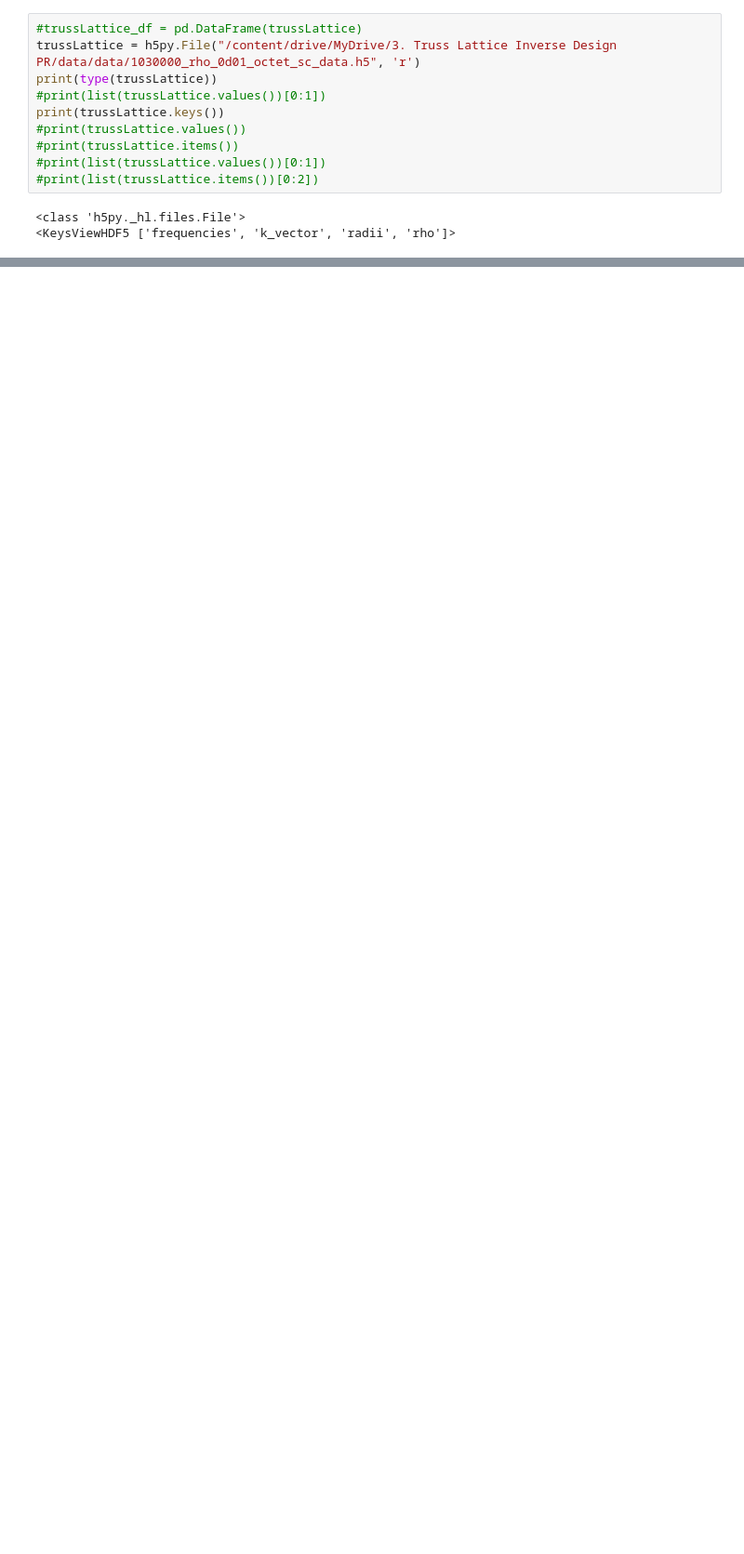
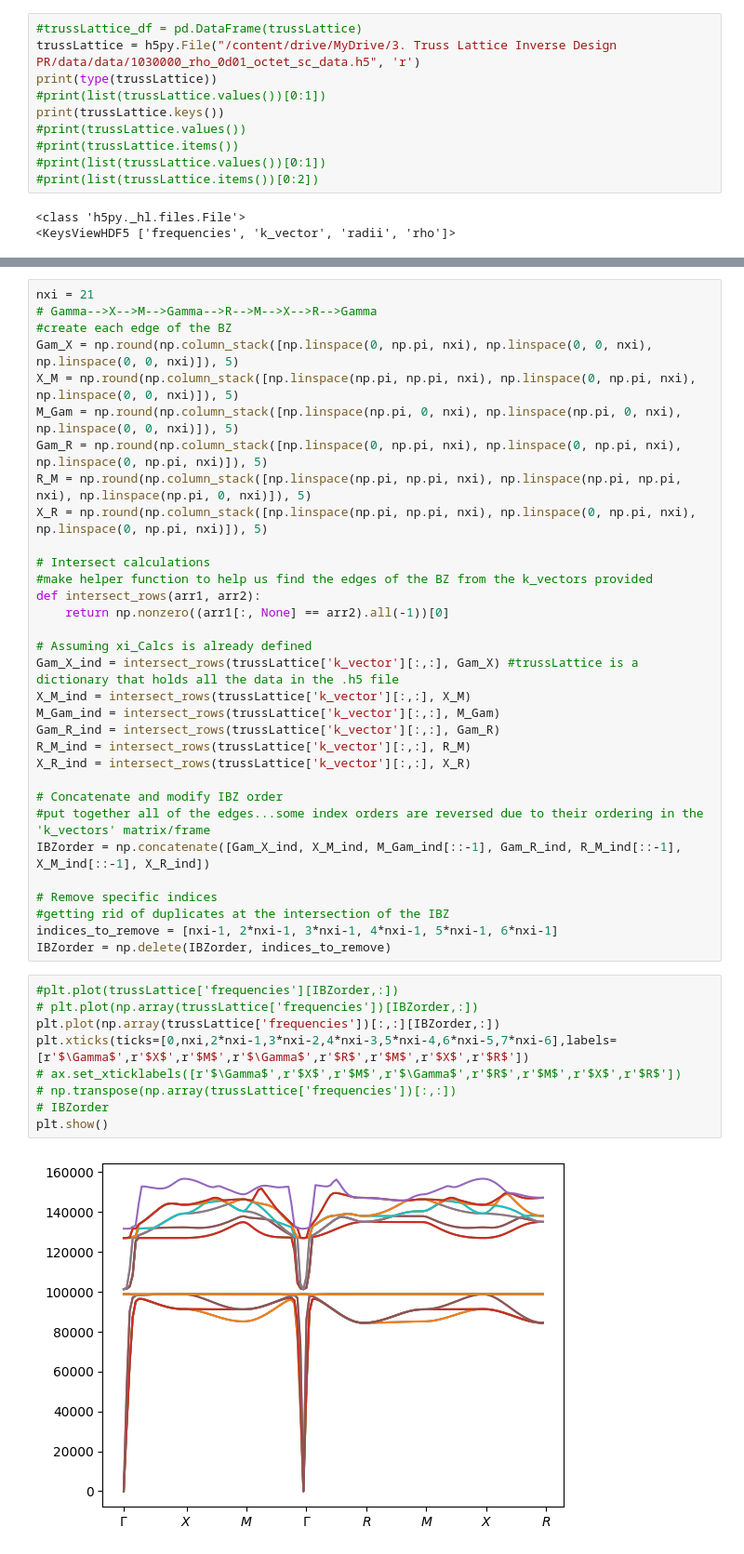
Before and after one commit to mcharara92/TrussLattices, a Jupyter notebook: Process_TrussLattices.ipynb, the cells around one changed output, grey strips where cells are left out. Shown: that part at 93% size. Cells and saved outputs as stored; diff of their text form; blank space fills up the shorter version.

```diff
--- a/Process_TrussLattices.ipynb
+++ b/Process_TrussLattices.ipynb
@@ -52,0 +29,43 @@ plt.plot(trussLattice['frequencies'][:,:])
+# %%
+nxi = 21
+# Gamma-->X-->M-->Gamma-->R-->M-->X-->R-->Gamma
+#create each edge of the BZ
+Gam_X = np.round(np.column_stack([np.linspace(0, np.pi, nxi), np.linspace(0, 0, nxi), np.linspace(0, 0, nxi)]), 5)
+X_M = np.round(np.column_stack([np.linspace(np.pi, np.pi, nxi), np.linspace(0, np.pi, nxi), np.linspace(0, 0, nxi)]), 5)
+M_Gam = np.round(np.column_stack([np.linspace(np.pi, 0, nxi), np.linspace(np.pi, 0, nxi), np.linspace(0, 0, nxi)]), 5)
+Gam_R = np.round(np.column_stack([np.linspace(0, np.pi, nxi), np.linspace(0, np.pi, nxi), np.linspace(0, np.pi, nxi)]), 5)
+R_M = np.round(np.column_stack([np.linspace(np.pi, np.pi, nxi), np.linspace(np.pi, np.pi, nxi), np.linspace(np.pi, 0, nxi)]), 5)
+X_R = np.round(np.column_stack([np.linspace(np.pi, np.pi, nxi), np.linspace(0, np.pi, nxi), np.linspace(0, np.pi, nxi)]), 5)
+
+# Intersect calculations
+#make helper function to help us find the edges of the BZ from the k_vectors provided
+def intersect_rows(arr1, arr2):
+    return np.nonzero((arr1[:, None] == arr2).all(-1))[0]
+
+# Assuming xi_Calcs is already defined
+Gam_X_ind = intersect_rows(trussLattice['k_vector'][:,:], Gam_X) #trussLattice is a dictionary that holds all the data in the .h5 file
+X_M_ind = intersect_rows(trussLattice['k_vector'][:,:], X_M)
+M_Gam_ind = intersect_rows(trussLattice['k_vector'][:,:], M_Gam)
+Gam_R_ind = intersect_rows(trussLattice['k_vector'][:,:], Gam_R)
+R_M_ind = intersect_rows(trussLattice['k_vector'][:,:], R_M)
+X_R_ind = intersect_rows(trussLattice['k_vector'][:,:], X_R)
+
+# Concatenate and modify IBZ order
+#put together all of the edges...some index orders are reversed due to their ordering in the 'k_vectors' matrix/frame
+IBZorder = np.concatenate([Gam_X_ind, X_M_ind, M_Gam_ind[::-1], Gam_R_ind, R_M_ind[::-1], X_M_ind[::-1], X_R_ind])
+
+# Remove specific indices
+#getting rid of duplicates at the intersection of the IBZ
+indices_to_remove = [nxi-1, 2*nxi-1, 3*nxi-1, 4*nxi-1, 5*nxi-1, 6*nxi-1]
+IBZorder = np.delete(IBZorder, indices_to_remove)
+# %%
+#plt.plot(trussLattice['frequencies'][IBZorder,:])
+# plt.plot(np.array(trussLattice['frequencies'])[IBZorder,:])
+plt.plot(np.array(trussLattice['frequencies'])[:,:][IBZorder,:])
+plt.xticks(ticks=[0,nxi,2*nxi-1,3*nxi-2,4*nxi-3,5*nxi-4,6*nxi-5,7*nxi-6],labels=[r'$\Gamma$',r'$X$',r'$M$',r'$\Gamma$',r'$R$',r'$M$',r'$X$',r'$R$'])
+# ax.set_xticklabels([r'$\Gamma$',r'$X$',r'$M$',r'$\Gamma$',r'$R$',r'$M$',r'$X$',r'$R$'])
+# np.transpose(np.array(trussLattice['frequencies'])[:,:])
+# IBZorder
+plt.show()
+# %% [output]
+[figure, added]
```
Also changed, not shown: parts of 3 cells of this notebook.
